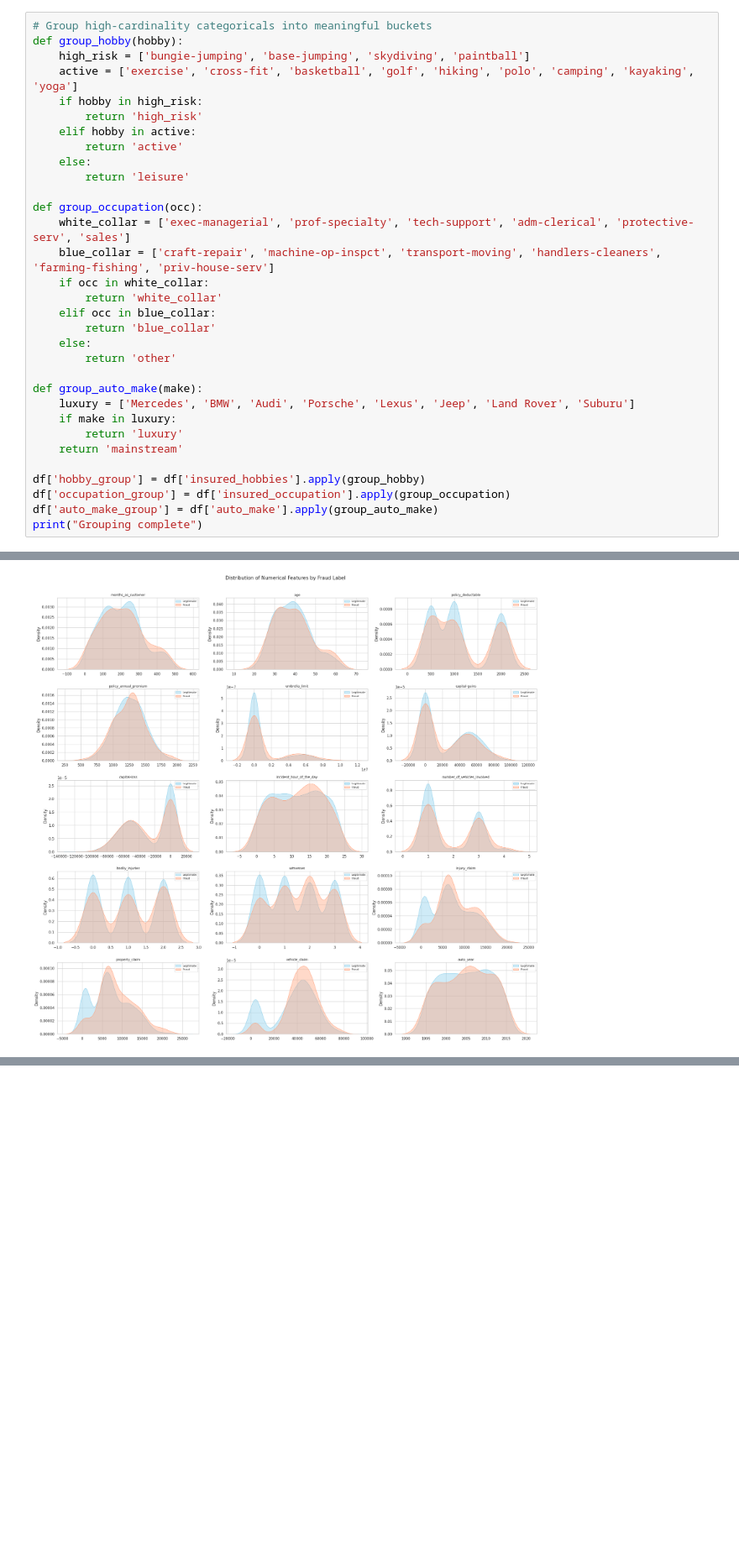
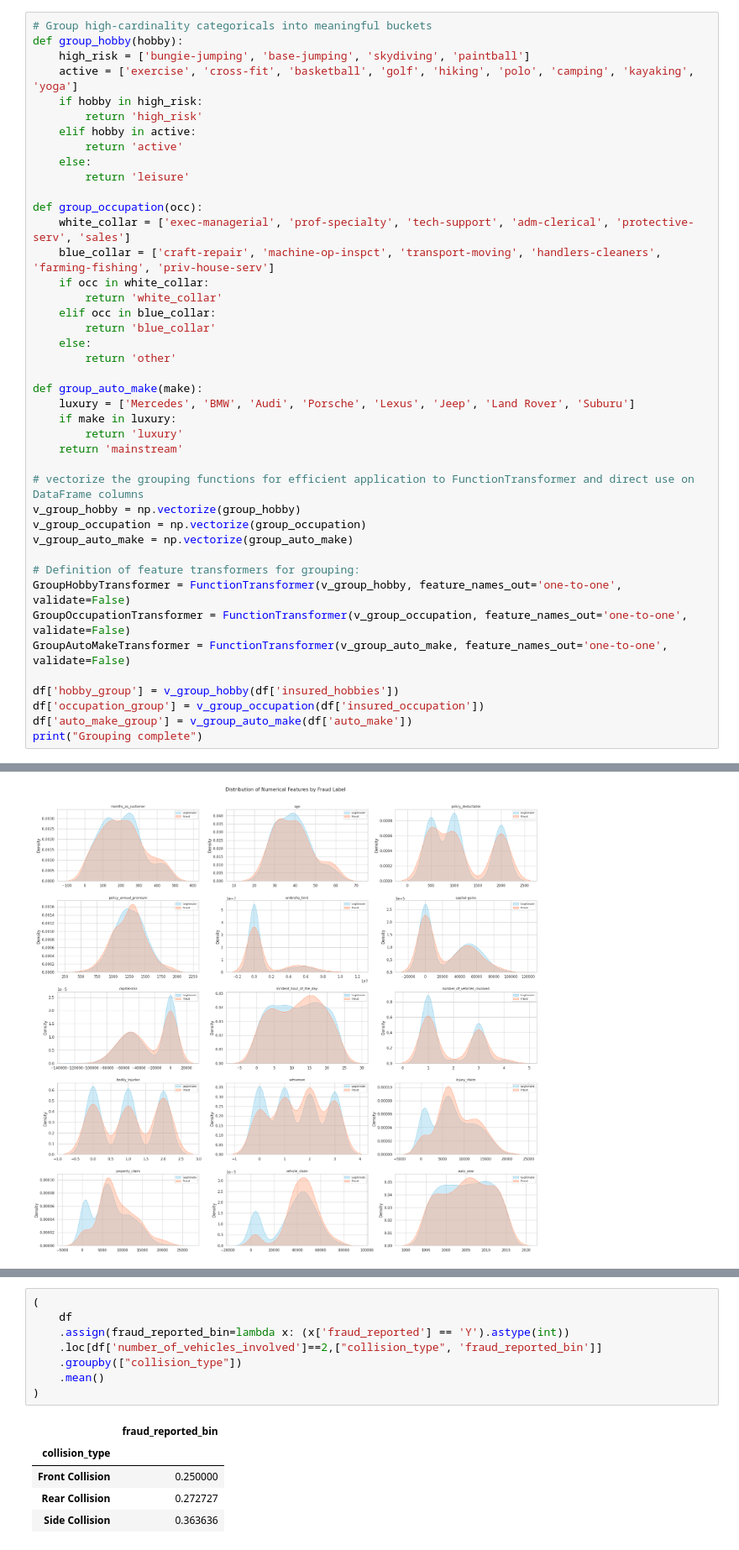
Before and after one commit to ferhaniines/Insurance-Fraud-Detection, a Jupyter notebook: Notebooks/01_Exploratory_Data_Analysis_(EDA).ipynb, the cells around one changed output, grey strips where cells are left out. Shown at 84% size. Cells and saved outputs as stored; diff of their text form; blank space fills up the shorter version.

```diff
--- a/Notebooks/01_Exploratory_Data_Analysis_(EDA).ipynb
+++ b/Notebooks/01_Exploratory_Data_Analysis_(EDA).ipynb
@@ -191,9 +363,19 @@ def group_auto_make(make):
         return 'luxury'
     return 'mainstream'
 
-df['hobby_group'] = df['insured_hobbies'].apply(group_hobby)
-df['occupation_group'] = df['insured_occupation'].apply(group_occupation)
-df['auto_make_group'] = df['auto_make'].apply(group_auto_make)
+# vectorize the grouping functions for efficient application to FunctionTransformer and direct use on DataFrame columns
+v_group_hobby = np.vectorize(group_hobby)
+v_group_occupation = np.vectorize(group_occupation)
+v_group_auto_make = np.vectorize(group_auto_make)
+
+# Definition of feature transformers for grouping:
+GroupHobbyTransformer = FunctionTransformer(v_group_hobby, feature_names_out='one-to-one', validate=False)
+GroupOccupationTransformer = FunctionTransformer(v_group_occupation, feature_names_out='one-to-one', validate=False)
+GroupAutoMakeTransformer = FunctionTransformer(v_group_auto_make, feature_names_out='one-to-one', validate=False)
+
+df['hobby_group'] = v_group_hobby(df['insured_hobbies'])
+df['occupation_group'] = v_group_occupation(df['insured_occupation'])
+df['auto_make_group'] = v_group_auto_make(df['auto_make'])
 print("Grouping complete")
 # %% [output]
 Grouping complete
@@ -351,0 +538,14 @@ plt.show()
+# %%
+(
+    df
+    .assign(fraud_reported_bin=lambda x: (x['fraud_reported'] == 'Y').astype(int))
+    .loc[df['number_of_vehicles_involved']==2,["collision_type", 'fraud_reported_bin']]
+    .groupby(["collision_type"])
+    .mean()
+)
+# %% [output]
+|  | fraud_reported_bin |
+| collision_type |  |
+| Front Collision | 0.250000 |
+| Rear Collision | 0.272727 |
+| Side Collision | 0.363636 |
```
Also changed, not shown: parts of 16 cells of this notebook.
